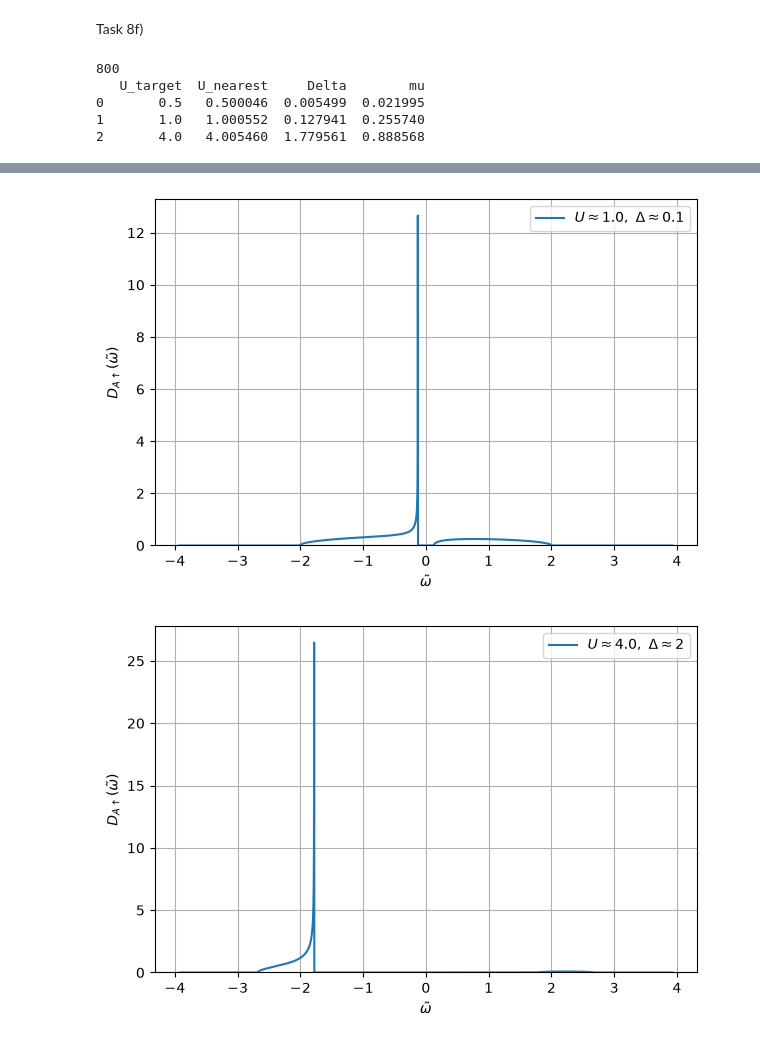
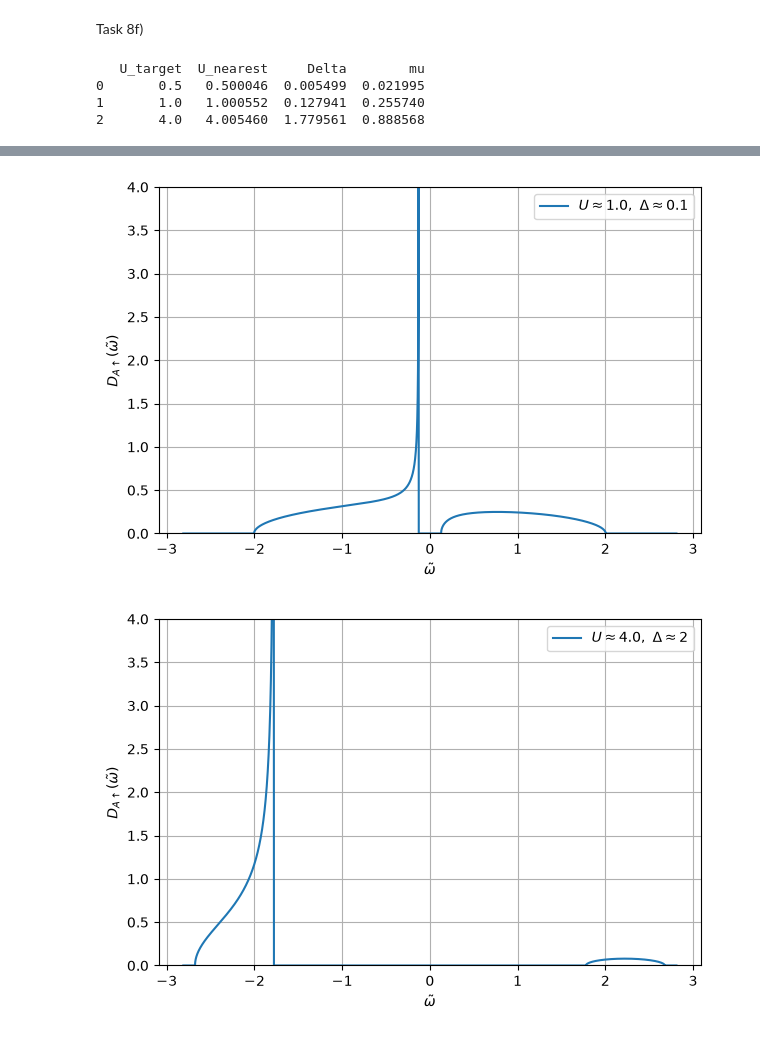
Before and after one commit to mariette03/machine_learning_cc, a Jupyter notebook: qmcdNEWMAYBE.ipynb, the cells around one changed output, grey strips where cells are left out. Drawn from its saved outputs; the diff is of its cells as text; code cells hidden in the pictures.

```diff
--- a/qmcdNEWMAYBE.ipynb
+++ b/qmcdNEWMAYBE.ipynb
@@ -223,7 +161,6 @@ None
 # Delta << 1     weak disorder / small on-site contrast
 # Delta ~ 1      moderate disorder
 # Delta > 1–2    strong disorder, possible band splitting / gap opening
-
 
 def find_critical_x(Delta):
     eta = 1e-4
@@ -234,23 +171,23 @@ def find_critical_x(Delta):
     previous_DoS = DoSs[0]
     for i in range(1, len(DoSs)-1):
         current_DoS = DoSs[i]
-        if ((previous_DoS < -eta and current_DoS > -eta) or (previous_DoS > eta and current_DoS < eta)): # TODO anpassen je nachdem obs steigt oder fällt
+        if (previous_DoS > eta and current_DoS < eta):
             return xs[i]
         else:
             previous_DoS = current_DoS
     return None
 
-# TODO diskutieren: Ob ein Gap bei ω=0 entsteht, hängt aber nicht nur von Δ, sondern auch von K, V und x ab. Wenn dein ungestörtes Band etwa
-# breit ist, dann muss Δ groß genug sein, um die zwei Bestandteile spektral deutlich zu trennen. Daher sind On-site-Energien der Größenordnung 0 bis ein paar V typische sinnvolle Werte.
-Deltas = np.linspace(0.0, 3.0, 100)
+Deltas = np.linspace(0.0, 2.0, 100)
 x_crits = []
 
 for Delta in Deltas:
-    x_crits.append(find_critical_x(Delta))
+    x_c = find_critical_x(Delta)
+    x_crits.append(x_c)
 
-plt.xlim(0, 3.0)
+plt.xlim(0, 2.0)
 plt.plot(Deltas, x_crits)
-plt.xlabel(r"$\tilde{\omega}$") # TODO change
-plt.ylabel(r"$D_{A\uparrow}(\tilde{\omega})$")
+plt.xlabel(r"$\Delta$")
+plt.ylabel(r"$x_{crit}$")
+plt.savefig("x_crit.png", dpi=300)
 plt.show()
 # %% [output]
@@ -258,15 +195,12 @@ plt.show()
 # %% [markdown]
 Task 8e)
 # %%
-import numpy as np
-from scipy.integrate import quad
-
 def F(Delta):
     integrand = lambda y: np.sqrt(1-y**2) / np.sqrt(Delta**2 + 4*y**2)
-    val, err = quad(integrand, 0, 1)
+    val, _ = quad(integrand, 0, 1) # numerical integration
     return 4*Delta/np.pi * val
 
-def parametric_solution(Delta_values):
+def solve_for_U_and_mu(Delta_values):
     U_values = []
     mu_values = []
 
@@ -282,7 +216,7 @@ def parametric_solution(Delta_values):
 # %%
 Delta_values = np.logspace(-10, 0.5, 800)
 
-U_values, mu_values = parametric_solution(Delta_values)
+U_values, mu_values = solve_for_U_and_mu(Delta_values)
 
 small_mask = U_values <= 0.75
 approx_small_U = 8 * np.exp(-np.pi / U_values[small_mask])
@@ -302,7 +236,7 @@ plt.legend()
 plt.xlabel("U")
 plt.ylabel(r"$|\mu|$")
 plt.grid(True)
-plt.savefig("solving_for_mu")
+plt.savefig("solving_for_mu.png", dpi=300)
 plt.show()
 # %% [output]
 [figure]
@@ -340,12 +272,13 @@ def calculate_D_A_up(omega, Delta):
 
     return D
 # %%
-U_targets = np.array([0.5, 1, 4])
-print(len(U_values))
+U_targets = np.array([0.5, 1, 4]) # the examplary U values to look at
 
 rows = []
 
 for U_target in U_targets:
+    # because using the approach described in the lectures,
+    # we cannot claculate the DoS depending on U, but we choose Delta first, we must choose a U close to a U we have solved for already.
     idx = np.argmin(np.abs(U_values - U_target))
 
     rows.append({
@@ -358,14 +291,13 @@ for U_target in U_targets:
 df_U_values = pd.DataFrame(rows)
 print(df_U_values)
 # %% [output]
-800
    U_target  U_nearest     Delta        mu
 0       0.5   0.500046  0.005499  0.021995
 1       1.0   1.000552  0.127941  0.255740
 2       4.0   4.005460  1.779561  0.888568
 # %%
 for U, Delta in zip(df_U_values["U_target"], df_U_values["Delta"]):
-    omega_max = 1.05 * max(np.sqrt(Delta**2 + 4) for Delta in Delta_values)
+    omega_max = 1.05 * max(np.sqrt(Delta**2 + 4) for Delta in df_U_values["Delta"])
     omega = np.linspace(-omega_max, omega_max, 5000)
 
     plt.figure(figsize=(7, 4.5))
@@ -380,7 +312,8 @@ for U, Delta in zip(df_U_values["U_target"], df_U_values["Delta"]):
     plt.xlabel(r"$\tilde{\omega}$")
     plt.ylabel(r"$D_{A\uparrow}(\tilde{\omega})$")
     plt.grid(True)
-    plt.ylim(0, None)
+    plt.ylim(0, 4)
     plt.legend()
+    plt.savefig(f"D_up_U_{U}.png", dpi=300)
     plt.show()
 # %% [output]
@@ -388,5 +321,5 @@ for U, Delta in zip(df_U_values["U_target"], df_U_values["Delta"]):
-[figure, old version]
+[figure, new version]
-[figure, old version]
+[figure, new version]
 # %%
 def calculate_D(omega, Delta):
     D_up_positive_ommega = calculate_D_A_up(omega, Delta)
```
Also changed, not shown: parts of 15 cells of this notebook, 19 other files.
